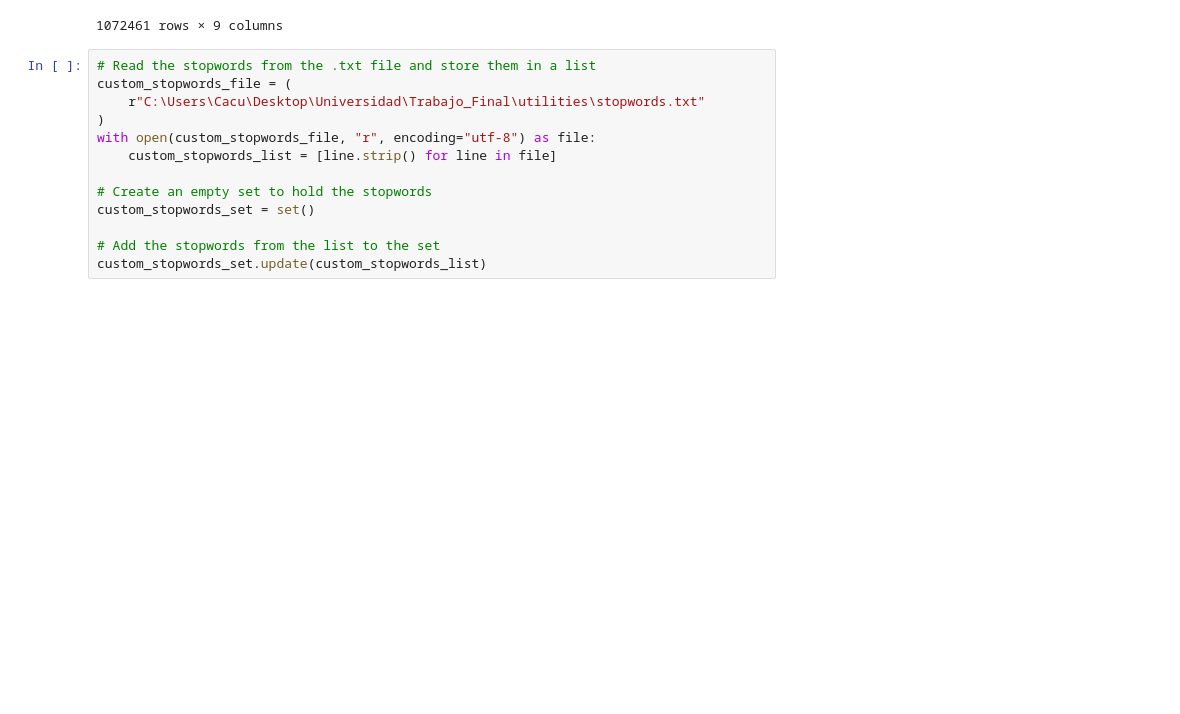
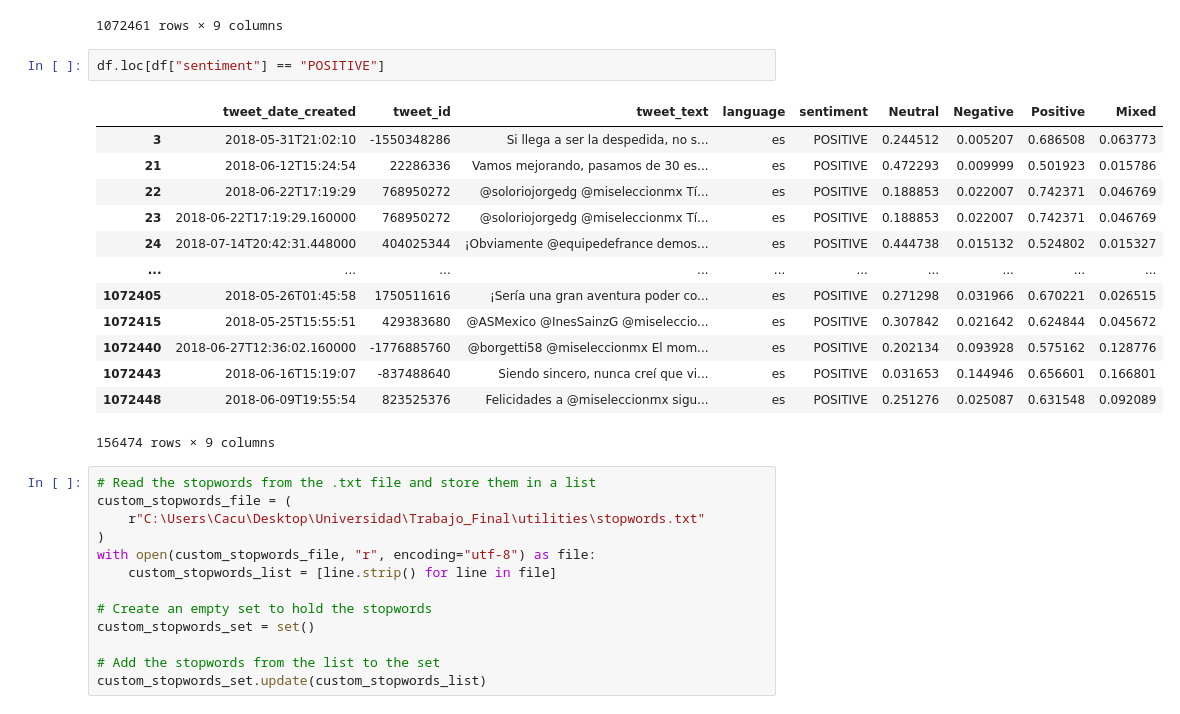
Before and after one commit to FrancoRossetti/trabajo-final-ucse, a Jupyter notebook: 1_eda-dataset/world_cup_2018_dataset.ipynb, the cells around one changed output. Saved outputs shown, nothing was run; the diff lists cells and outputs as text; blank space fills up the shorter version.

```diff
--- a/1_eda-dataset/world_cup_2018_dataset.ipynb
+++ b/1_eda-dataset/world_cup_2018_dataset.ipynb
@@ -158,6 +158,22 @@ df
 | 1072459 | 2018-06-23T15:22:55 | -1139363840 | mi hermano cree q por hacerme son... | es | NEGATIVE | 0.166471 | 0.757941 | 0.028321 | 0.047267 |
 | 1072460 | 2018-06-15T03:17:48 | -870973439 | Comienza el Sueño Celeste!!!\nEs ... | es | NEUTRAL | 0.830008 | 0.073205 | 0.071883 | 0.024904 |
 1072461 rows × 9 columns
+# %%
+df.loc[df["sentiment"] == "POSITIVE"]
+# %% [output]
+|  | tweet_date_created | tweet_id | tweet_text | language | sentiment | Neutral | Negative | Positive | Mixed |
+| 3 | 2018-05-31T21:02:10 | -1550348286 | Si llega a ser la despedida, no s... | es | POSITIVE | 0.244512 | 0.005207 | 0.686508 | 0.063773 |
+| 21 | 2018-06-12T15:24:54 | 22286336 | Vamos mejorando, pasamos de 30 es... | es | POSITIVE | 0.472293 | 0.009999 | 0.501923 | 0.015786 |
+| 22 | 2018-06-22T17:19:29 | 768950272 | @soloriojorgedg @miseleccionmx Tí... | es | POSITIVE | 0.188853 | 0.022007 | 0.742371 | 0.046769 |
+| 23 | 2018-06-22T17:19:29.160000 | 768950272 | @soloriojorgedg @miseleccionmx Tí... | es | POSITIVE | 0.188853 | 0.022007 | 0.742371 | 0.046769 |
+| 24 | 2018-07-14T20:42:31.448000 | 404025344 | ¡Obviamente @equipedefrance demos... | es | POSITIVE | 0.444738 | 0.015132 | 0.524802 | 0.015327 |
+| ... | ... | ... | ... | ... | ... | ... | ... | ... | ... |
+| 1072405 | 2018-05-26T01:45:58 | 1750511616 | ¡Sería una gran aventura poder co... | es | POSITIVE | 0.271298 | 0.031966 | 0.670221 | 0.026515 |
+| 1072415 | 2018-05-25T15:55:51 | 429383680 | @ASMexico @InesSainzG @miseleccio... | es | POSITIVE | 0.307842 | 0.021642 | 0.624844 | 0.045672 |
+| 1072440 | 2018-06-27T12:36:02.160000 | -1776885760 | @borgetti58 @miseleccionmx El mom... | es | POSITIVE | 0.202134 | 0.093928 | 0.575162 | 0.128776 |
+| 1072443 | 2018-06-16T15:19:07 | -837488640 | Siendo sincero, nunca creí que vi... | es | POSITIVE | 0.031653 | 0.144946 | 0.656601 | 0.166801 |
+| 1072448 | 2018-06-09T19:55:54 | 823525376 | Felicidades a @miseleccionmx sigu... | es | POSITIVE | 0.251276 | 0.025087 | 0.631548 | 0.092089 |
+156474 rows × 9 columns
 # %%
 # Read the stopwords from the .txt file and store them in a list
 custom_stopwords_file = (
```
Also changed, not shown: parts of 1 cell of this notebook, 1 other file.
